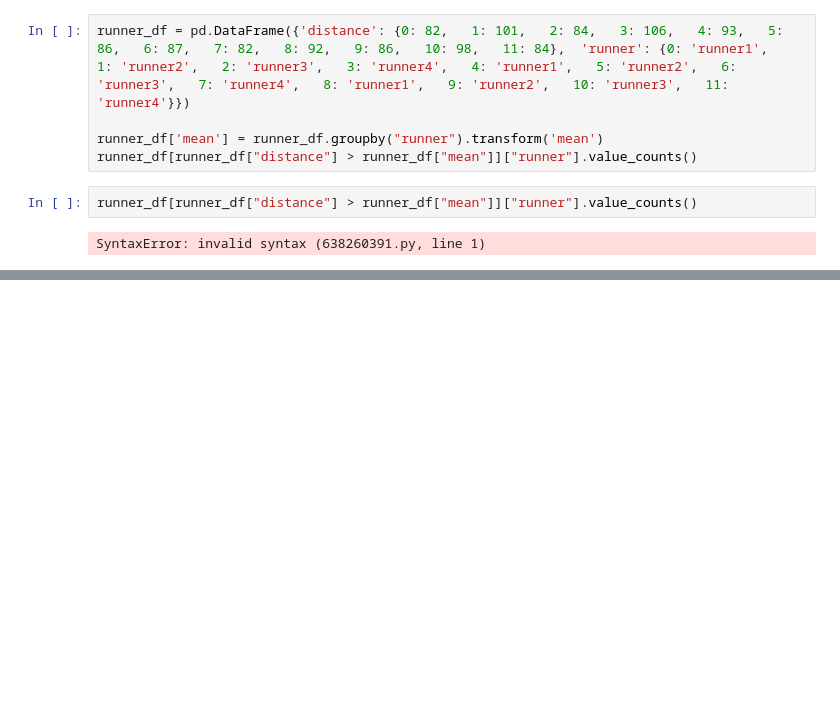
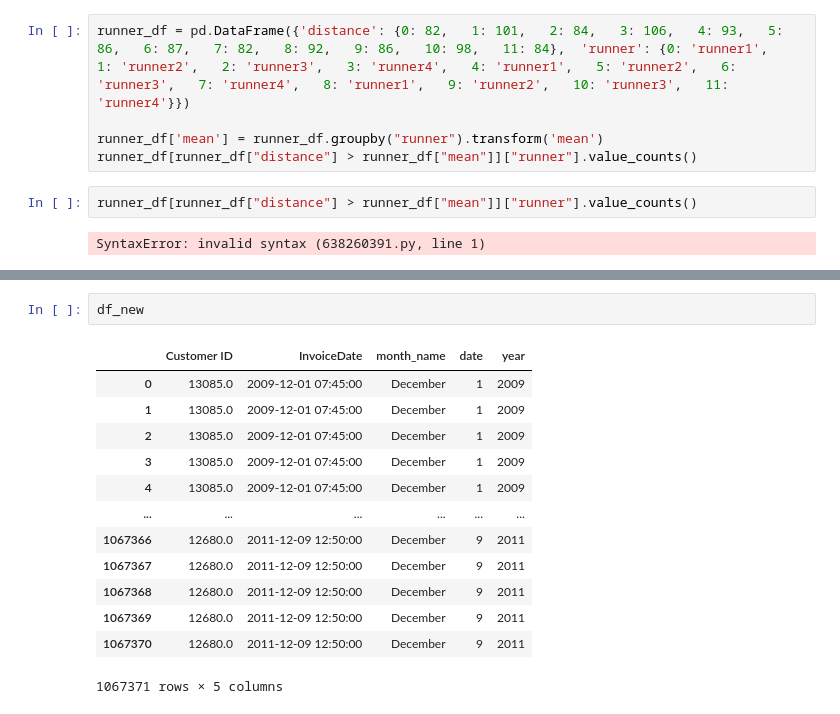
Before and after one commit to sonGokuKhk98/Scalar, a Jupyter notebook: PROJECT 2/numpy_refresher.ipynb, the cells around one changed output, grey strips where cells are left out. Drawn from its saved outputs; the diff is of its cells as text; blank space fills up the shorter version.

```diff
--- a/PROJECT 2/numpy_refresher.ipynb
+++ b/PROJECT 2/numpy_refresher.ipynb
@@ -611,0 +662,16 @@ SyntaxError: invalid syntax (638260391.py, line 1)
+# %%
+df_new
+# %% [output]
+|  | Customer ID | InvoiceDate | month_name | date | year |
+| 0 | 13085.0 | 2009-12-01 07:45:00 | December | 1 | 2009 |
+| 1 | 13085.0 | 2009-12-01 07:45:00 | December | 1 | 2009 |
+| 2 | 13085.0 | 2009-12-01 07:45:00 | December | 1 | 2009 |
+| 3 | 13085.0 | 2009-12-01 07:45:00 | December | 1 | 2009 |
+| 4 | 13085.0 | 2009-12-01 07:45:00 | December | 1 | 2009 |
+| ... | ... | ... | ... | ... | ... |
+| 1067366 | 12680.0 | 2011-12-09 12:50:00 | December | 9 | 2011 |
+| 1067367 | 12680.0 | 2011-12-09 12:50:00 | December | 9 | 2011 |
+| 1067368 | 12680.0 | 2011-12-09 12:50:00 | December | 9 | 2011 |
+| 1067369 | 12680.0 | 2011-12-09 12:50:00 | December | 9 | 2011 |
+| 1067370 | 12680.0 | 2011-12-09 12:50:00 | December | 9 | 2011 |
+1067371 rows × 5 columns
```
Also changed, not shown: parts of 7 cells of this notebook, 41 other files.
